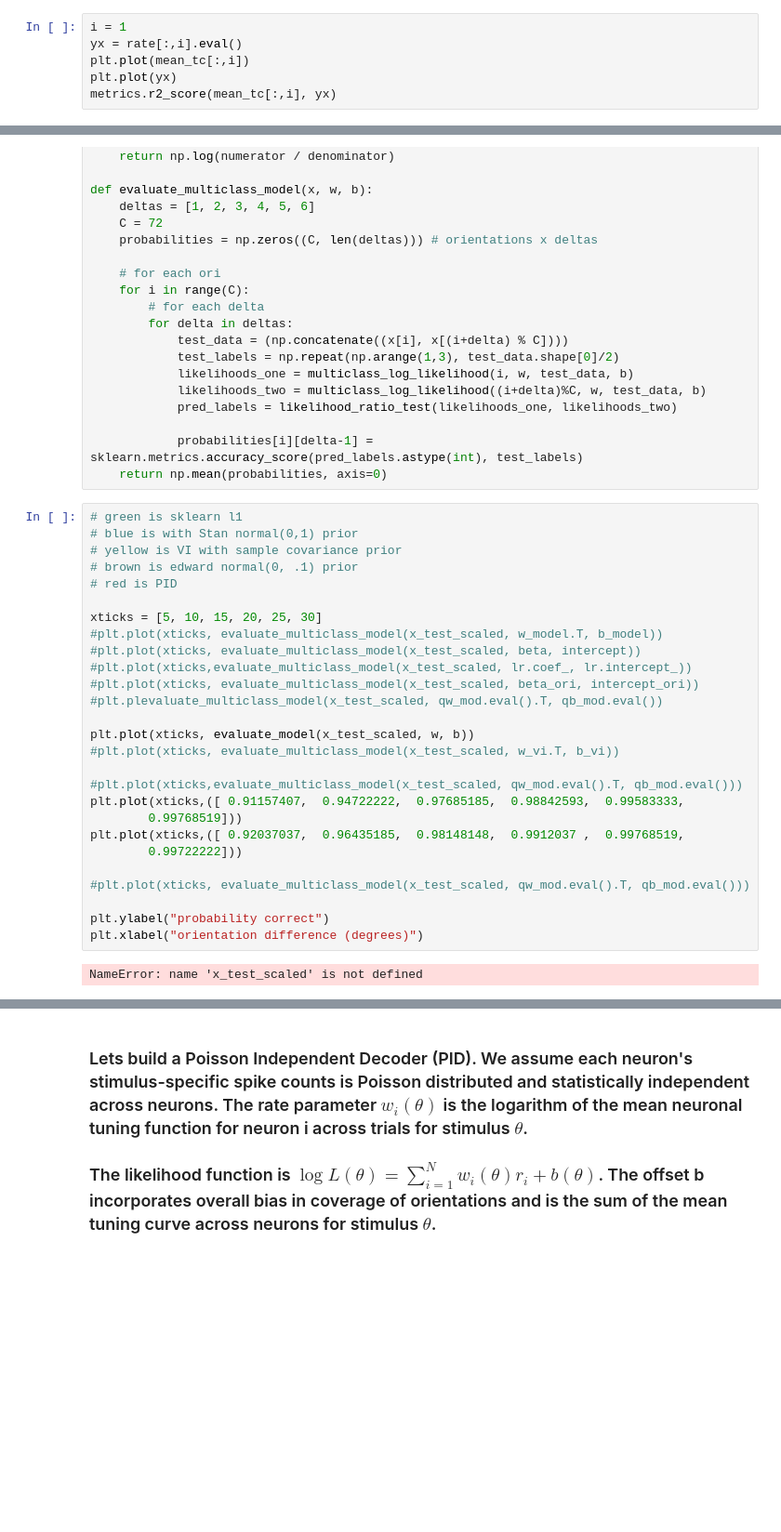
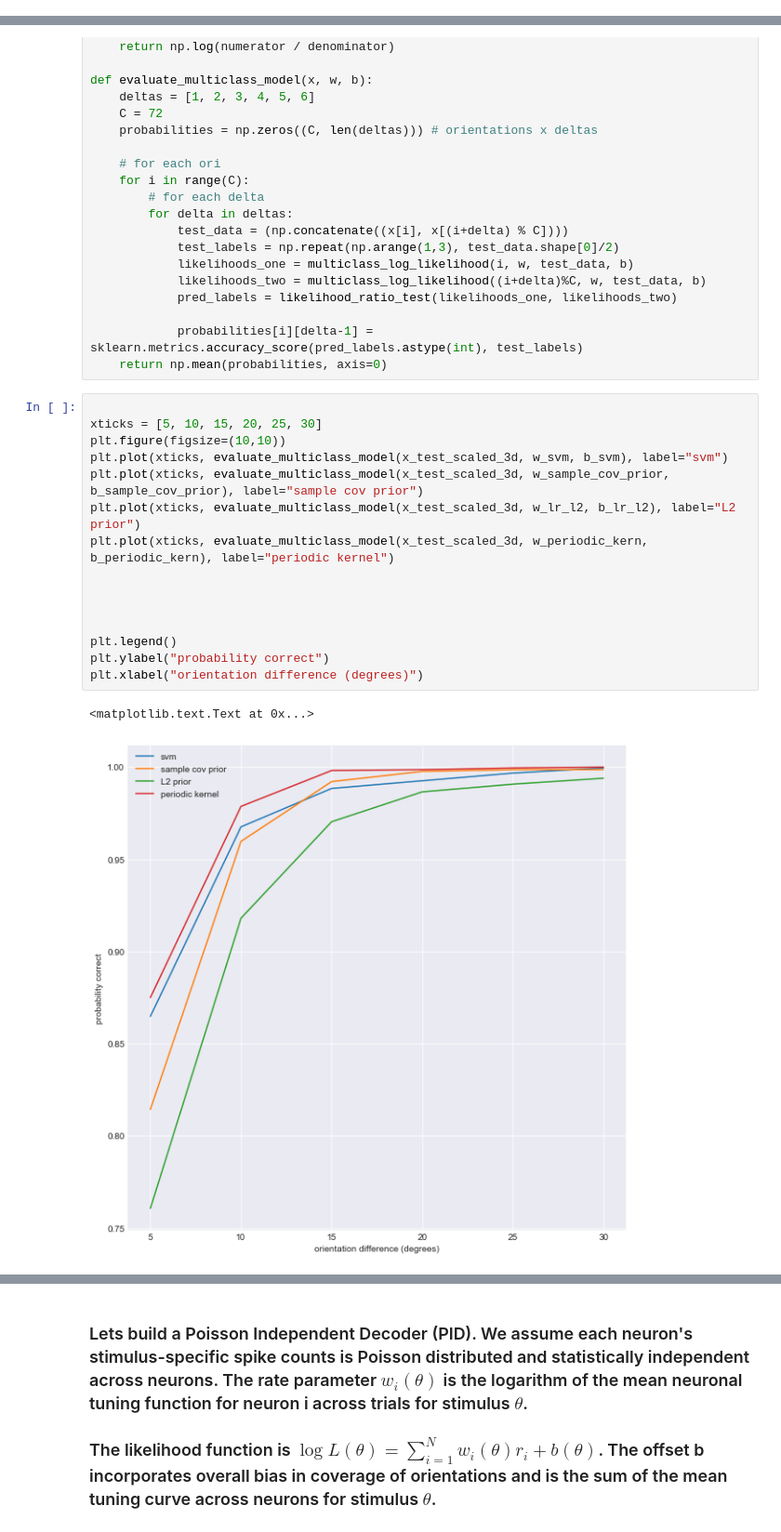
Before and after one commit to fdamani/neural_decoding_macaque_visual_graf2011, a Jupyter notebook: src/notebooks/data_processing_with_tuning_curves.ipynb, the cells around one changed output, grey strips where cells are left out. Shown at 93% size. Saved outputs shown, nothing was run; the diff lists cells and outputs as text; blank space fills up the shorter version.

```diff
--- a/src/notebooks/data_processing_with_tuning_curves.ipynb
+++ b/src/notebooks/data_processing_with_tuning_curves.ipynb
@@ -452,6 +411,0 @@ k1.eval(), k2.eval(), mu1.eval(), mu2.eval(), weight2.eval(), weight.eval()
-# %%
-i = 1
-yx = rate[:,i].eval()
-plt.plot(mean_tc[:,i])
-plt.plot(yx)
-metrics.r2_score(mean_tc[:,i], yx)
@@ -558,32 +507,21 @@ def evaluate_multiclass_model(x, w, b):
 
             probabilities[i][delta-1] = sklearn.metrics.accuracy_score(pred_labels.astype(int), test_labels)
     return np.mean(probabilities, axis=0)
-# %%
-# green is sklearn l1
-# blue is with Stan normal(0,1) prior
-# yellow is VI with sample covariance prior
-# brown is edward normal(0, .1) prior
-# red is PID
-
-xticks = [5, 10, 15, 20, 25, 30]
-#plt.plot(xticks, evaluate_multiclass_model(x_test_scaled, w_model.T, b_model))
-#plt.plot(xticks, evaluate_multiclass_model(x_test_scaled, beta, intercept))
-#plt.plot(xticks,evaluate_multiclass_model(x_test_scaled, lr.coef_, lr.intercept_))
-#plt.plot(xticks, evaluate_multiclass_model(x_test_scaled, beta_ori, intercept_ori))
-#plt.plevaluate_multiclass_model(x_test_scaled, qw_mod.eval().T, qb_mod.eval())
-
-plt.plot(xticks, evaluate_model(x_test_scaled, w, b))
-#plt.plot(xticks, evaluate_multiclass_model(x_test_scaled, w_vi.T, b_vi))
-
-#plt.plot(xticks,evaluate_multiclass_model(x_test_scaled, qw_mod.eval().T, qb_mod.eval()))
-plt.plot(xticks,([ 0.91157407,  0.94722222,  0.97685185,  0.98842593,  0.99583333,
-        0.99768519]))
-plt.plot(xticks,([ 0.92037037,  0.96435185,  0.98148148,  0.9912037 ,  0.99768519,
-        0.99722222]))
-
-#plt.plot(xticks, evaluate_multiclass_model(x_test_scaled, qw_mod.eval().T, qb_mod.eval()))
-
-plt.ylabel("probability correct")
-plt.xlabel("orientation difference (degrees)")
-# %% [output]
-NameError: name 'x_test_scaled' is not defined
+# %%
+
+xticks = [5, 10, 15, 20, 25, 30]
+plt.figure(figsize=(10,10))
+plt.plot(xticks, evaluate_multiclass_model(x_test_scaled_3d, w_svm, b_svm), label="svm")
+plt.plot(xticks, evaluate_multiclass_model(x_test_scaled_3d, w_sample_cov_prior, b_sample_cov_prior), label="sample cov prior")
+plt.plot(xticks, evaluate_multiclass_model(x_test_scaled_3d, w_lr_l2, b_lr_l2), label="L2 prior")
+plt.plot(xticks, evaluate_multiclass_model(x_test_scaled_3d, w_periodic_kern, b_periodic_kern), label="periodic kernel")
+
+
+
+
+plt.legend()
+plt.ylabel("probability correct")
+plt.xlabel("orientation difference (degrees)")
+# %% [output]
+<matplotlib.text.Text at 0x...>
+[figure, added]
```
Also changed, not shown: parts of 95 cells of this notebook.
